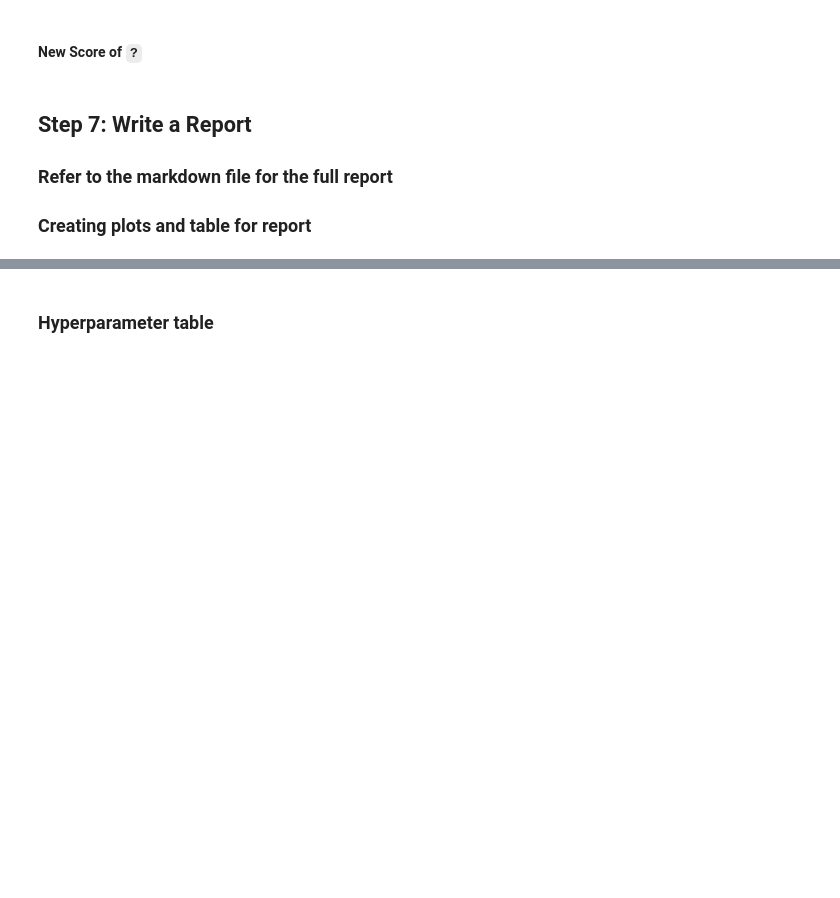
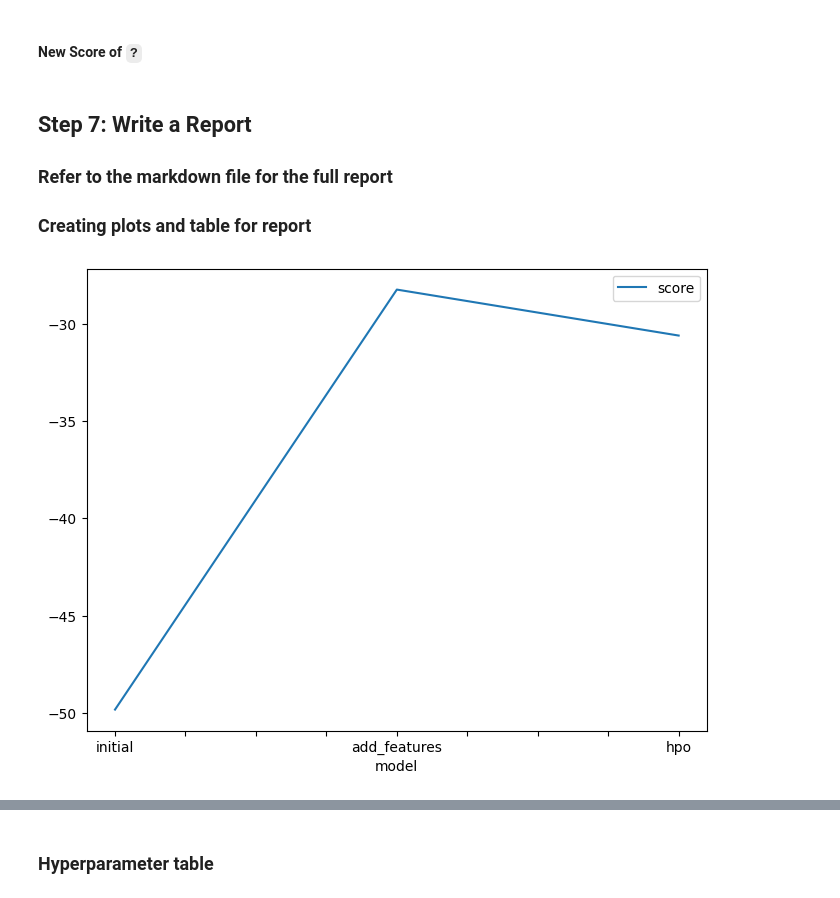
Before and after one commit to akcsbc/cd0385-project-starter, a Jupyter notebook: project/project-template.ipynb, the cells around one changed output, grey strips where cells are left out. Cells and saved outputs as stored; diff of their text form; code cells hidden in the pictures; blank space fills up the shorter version.

```diff
--- a/project/project-template.ipynb
+++ b/project/project-template.ipynb
@@ -537,13 +753,15 @@ submission_new_hpo.to_csv("submission_new_hpo.csv", index=False)
 # %%
 # Taking the top model score from each training run and creating a line plot to show improvement
 # You can create these in the notebook and save them to PNG or use some other tool (e.g. google sheets, excel)
 fig = pd.DataFrame(
     {
         "model": ["initial", "add_features", "hpo"],
-        "score": [?, ?, ?]
+        "score": [-49.829256, -28.231378, -30.595360]
     }
 ).plot(x="model", y="score", figsize=(8, 6)).get_figure()
 fig.savefig('model_train_score.png')
+# %% [output]
+[figure, added]
 # %%
 # Take the 3 kaggle scores and creating a line plot to show improvement
 fig = pd.DataFrame(
```
Also changed, not shown: parts of 12 cells of this notebook, 4 other files.
